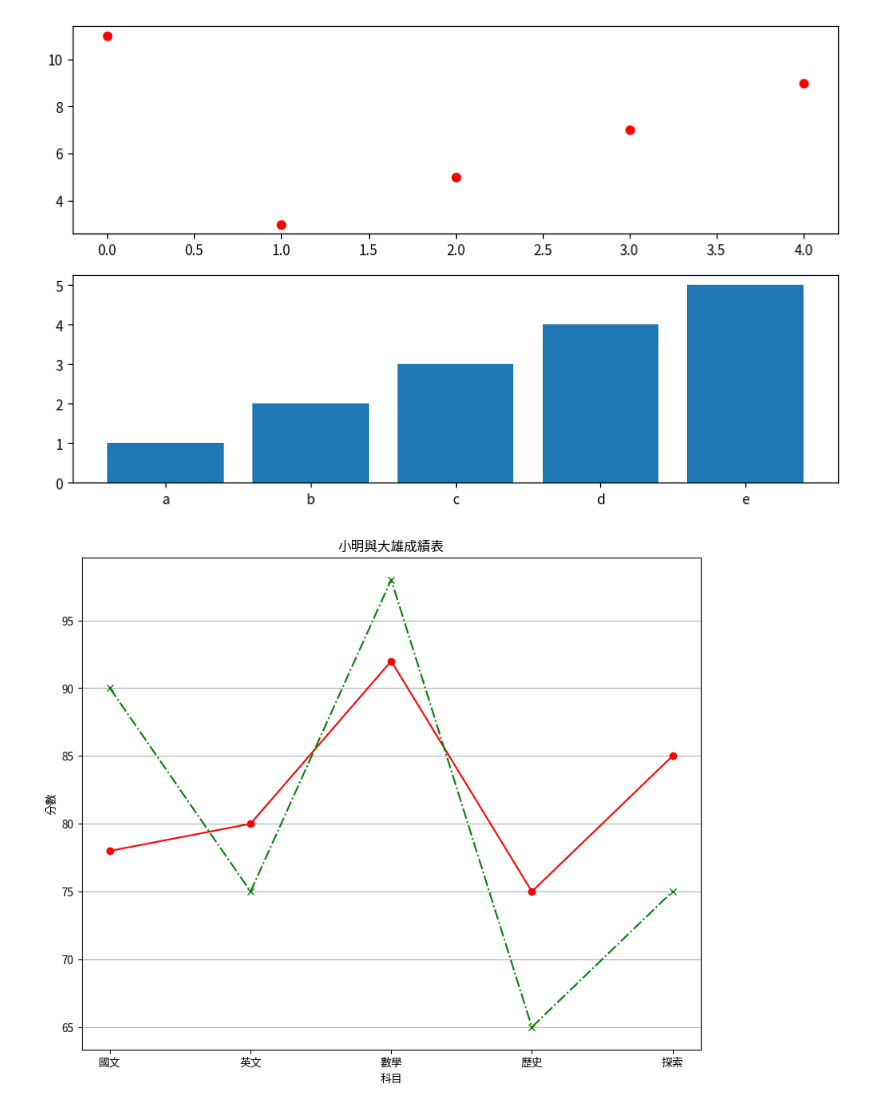
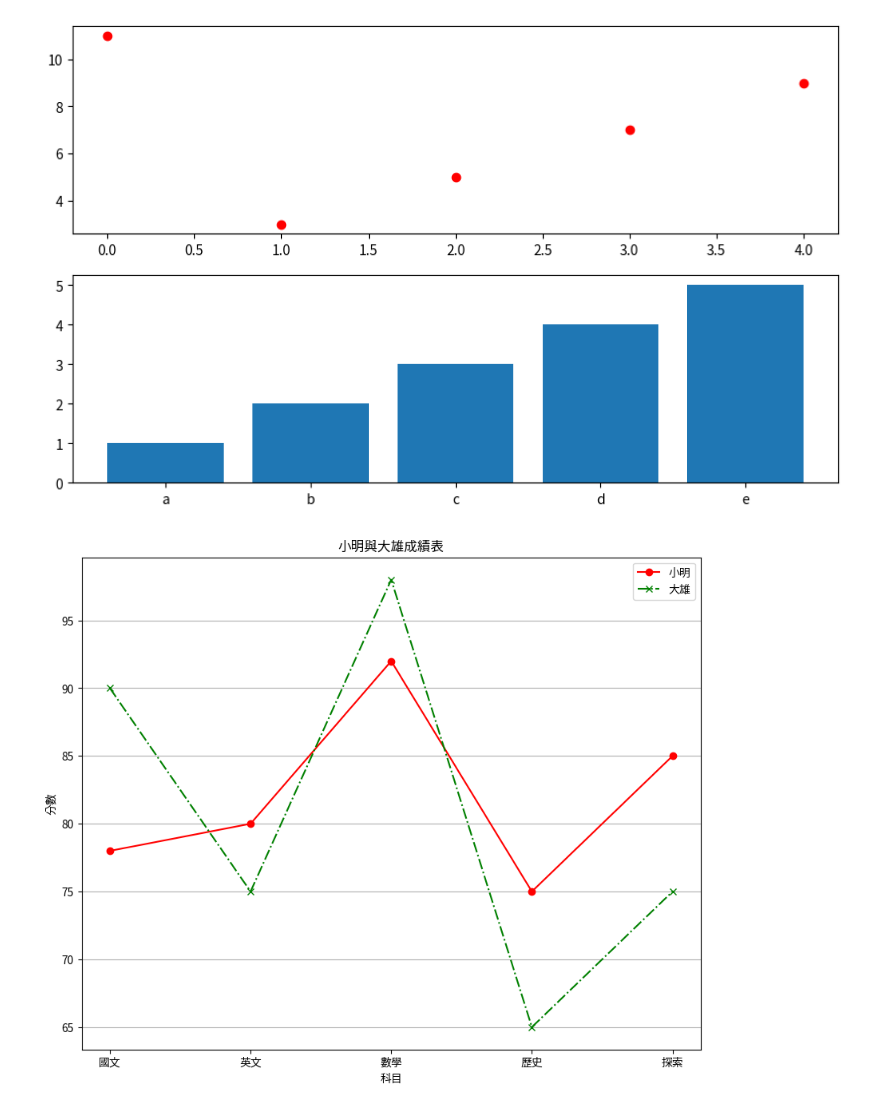
Before and after one commit to Nigmaa/python_analysis, a Jupyter notebook: lesson7.ipynb, the cells around one changed output. Drawn from its saved outputs; the diff is of its cells as text; code cells hidden in the pictures.

```diff
--- a/lesson7.ipynb
+++ b/lesson7.ipynb
@@ -158,15 +158,16 @@ student2 = {'國文':90, '英文':75, '數學':98, '歷史':65, '探索':75}
 # %%
 subjects = list(student1.keys())
 score1 = list(student1.values())
 score2 = list(student2.values())
 figure = plt.figure(figsize=(10,8))
 axes = figure.add_subplot(1,1,1)
 axes.set_title("小明與大雄成績表")
 axes.set_xlabel("科目")
 axes.set_ylabel("分數")
 axes.plot(subjects,score1,'ro-',label="小明")
 axes.plot(subjects,score2,'gx-.',label="大雄")
+axes.legend()
 axes.grid(axis='y')
 plt.show()
 # %% [output]
-[figure, old version]
+[figure, new version]
```
